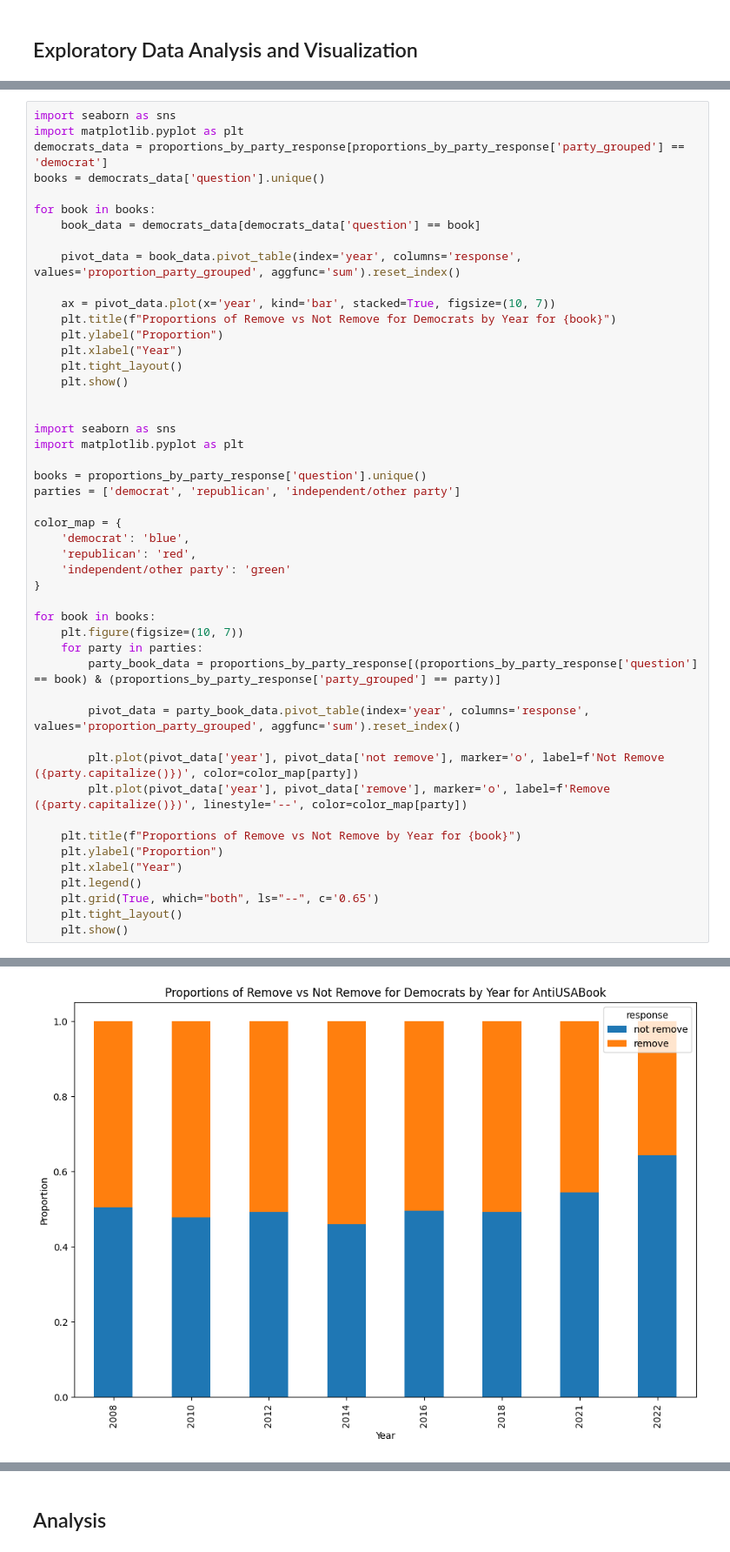
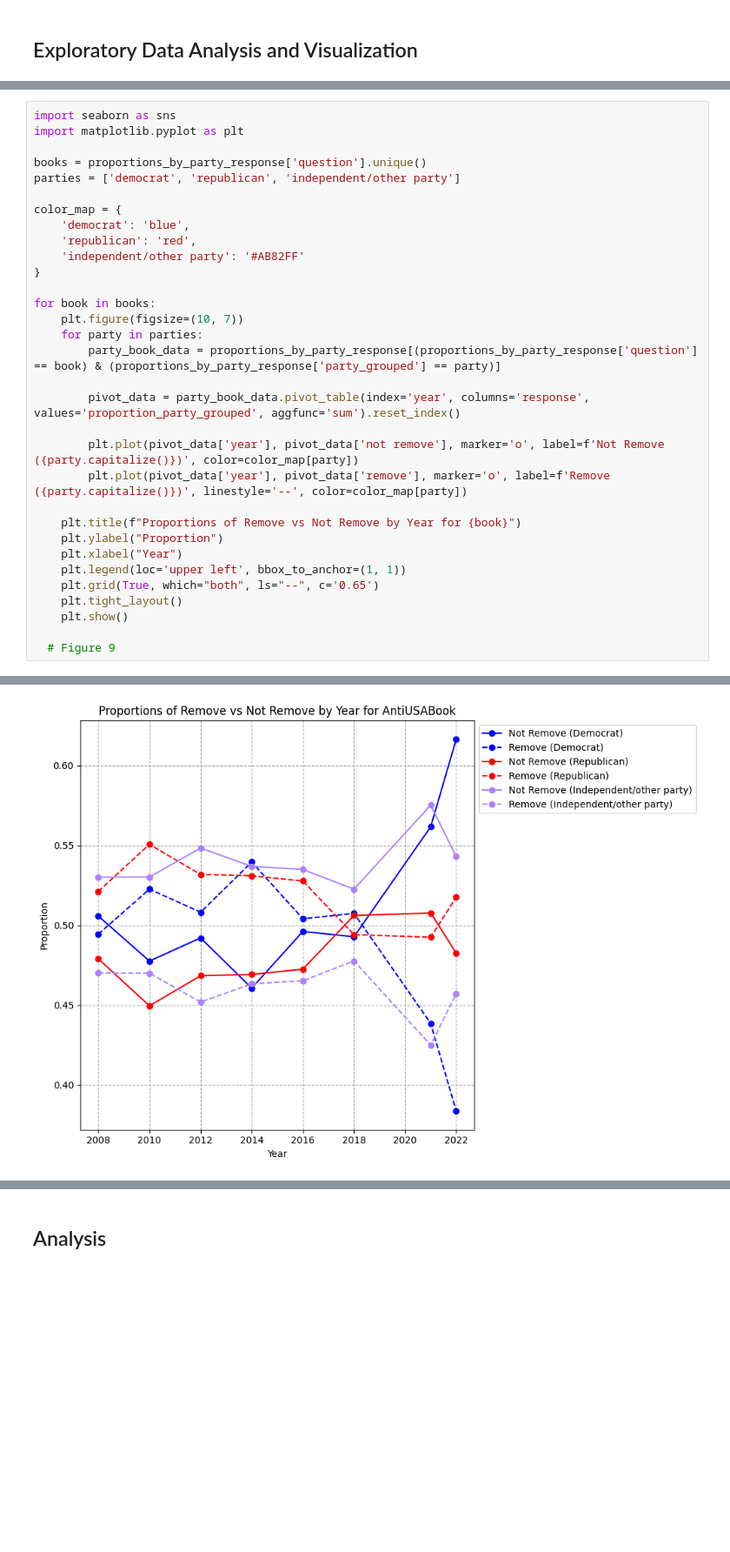
Before and after one commit to manaswinit26/group19, a Jupyter notebook: lab1 (1).ipynb, the cells around one changed output, grey strips where cells are left out. Shown: that part at 87% size. Cells and saved outputs as stored; diff of their text form; blank space fills up the shorter version.

```diff
--- a/lab1 (1).ipynb
+++ b/lab1 (1).ipynb
@@ -516,22 +480,4 @@ plt.show()
 # %%
-import seaborn as sns
-import matplotlib.pyplot as plt
-democrats_data = proportions_by_party_response[proportions_by_party_response['party_grouped'] == 'democrat']
-books = democrats_data['question'].unique()
-
-for book in books:
-    book_data = democrats_data[democrats_data['question'] == book]
-
-    pivot_data = book_data.pivot_table(index='year', columns='response', values='proportion_party_grouped', aggfunc='sum').reset_index()
-
-    ax = pivot_data.plot(x='year', kind='bar', stacked=True, figsize=(10, 7))
-    plt.title(f"Proportions of Remove vs Not Remove for Democrats by Year for {book}")
-    plt.ylabel("Proportion")
-    plt.xlabel("Year")
-    plt.tight_layout()
-    plt.show()
-
-
 import seaborn as sns
 import matplotlib.pyplot as plt
 
@@ -541,7 +487,7 @@ parties = ['democrat', 'republican', 'independent/other party']
 color_map = {
     'democrat': 'blue',
     'republican': 'red',
-    'independent/other party': 'green'
+    'independent/other party': '#AB82FF'
 }
 
 for book in books:
@@ -557,8 +503,10 @@ for book in books:
     plt.title(f"Proportions of Remove vs Not Remove by Year for {book}")
     plt.ylabel("Proportion")
     plt.xlabel("Year")
-    plt.legend()
+    plt.legend(loc='upper left', bbox_to_anchor=(1, 1))
     plt.grid(True, which="both", ls="--", c='0.65')
     plt.tight_layout()
     plt.show()
+
+  # Figure 9
 # %% [output]
@@ -567 +515 @@ for book in books:
-[figure, old version]
+[figure, new version]
```
Also changed, not shown: parts of 34 cells of this notebook.
